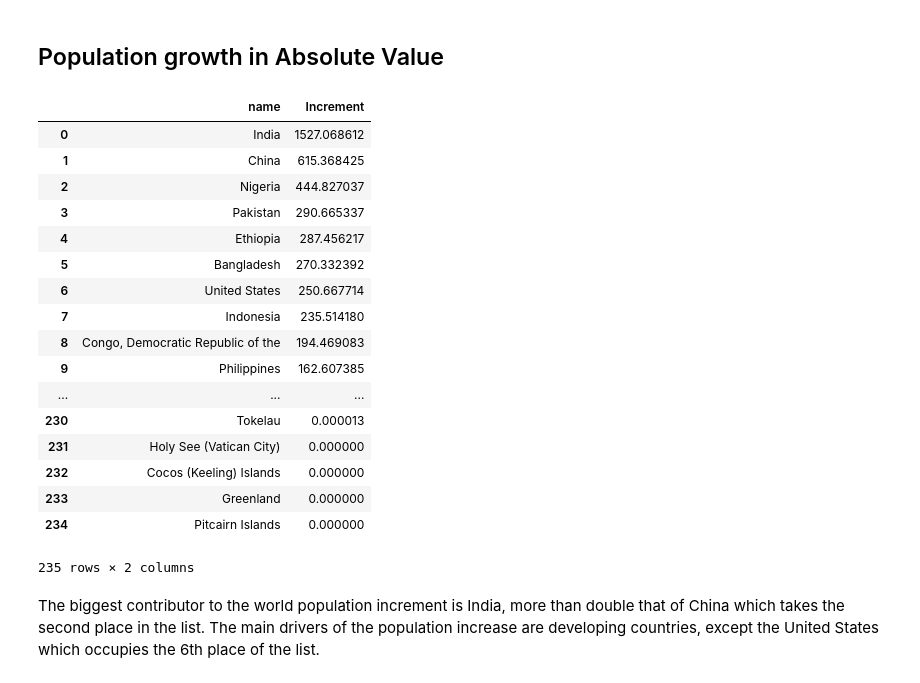
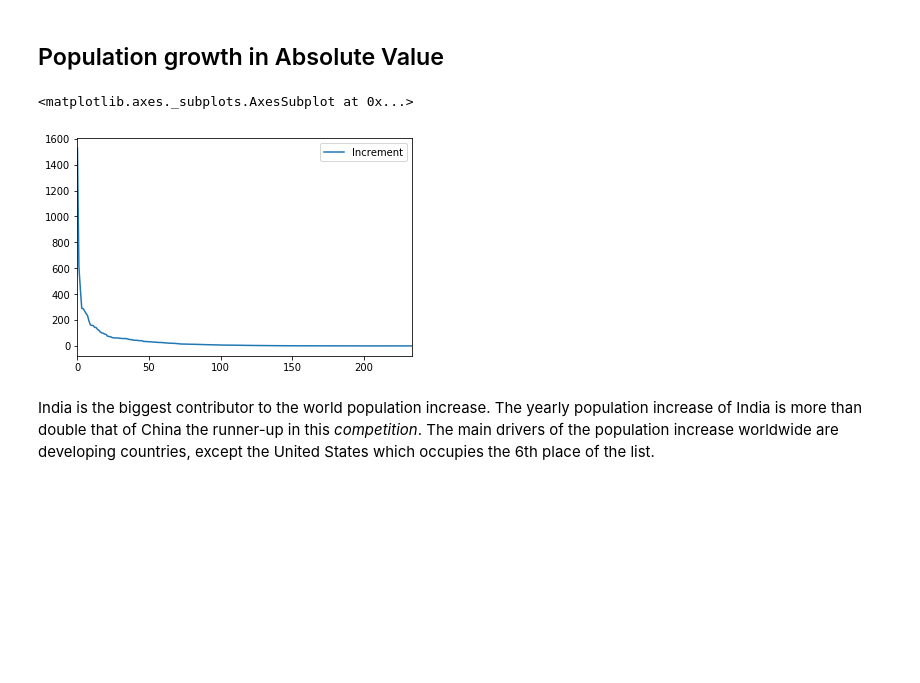
Before and after one commit to mingyyy/dataquest_projects, a Jupyter notebook: DQ_CIA.ipynb, the cells around one changed output. Saved outputs shown, nothing was run; the diff lists cells and outputs as text; code cells hidden in the pictures; blank space fills up the shorter version.

```diff
--- a/DQ_CIA.ipynb
+++ b/DQ_CIA.ipynb
@@ -125,29 +125,13 @@ Out of the top four countries/areas with the highest population density, three o
 # %%
 q ="""
     SELECT name, population * population_growth/100/10000 as Increment
     FROM facts
-    WHERE Increment <> 'NaN' AND name<>'World'
+    WHERE Increment <> 'NaN' AND name <> 'World'
     ORDER BY Increment DESC;
 """
-pd.read_sql_query(q, conn)
+pd.read_sql_query(q, conn).plot()
 # %% [output]
-|  | name | Increment |
-| 0 | India | 1527.068612 |
-| 1 | China | 615.368425 |
-| 2 | Nigeria | 444.827037 |
-| 3 | Pakistan | 290.665337 |
-| 4 | Ethiopia | 287.456217 |
-| 5 | Bangladesh | 270.332392 |
-| 6 | United States | 250.667714 |
-| 7 | Indonesia | 235.514180 |
-| 8 | Congo, Democratic Republic of the | 194.469083 |
-| 9 | Philippines | 162.607385 |
-| ... | ... | ... |
-| 230 | Tokelau | 0.000013 |
-| 231 | Holy See (Vatican City) | 0.000000 |
-| 232 | Cocos (Keeling) Islands | 0.000000 |
-| 233 | Greenland | 0.000000 |
-| 234 | Pitcairn Islands | 0.000000 |
-235 rows × 2 columns
+<matplotlib.axes._subplots.AxesSubplot at 0x...>
+[figure, added]
 # %% [markdown]
-The biggest contributor to the world population increment is India, more than double that of China which takes the second place in the list. The main drivers of the population increase are developing countries, except the United States which occupies the 6th place of the list.
+India is the biggest contributor to the world population increase. The yearly population increase of India is more than double that of China the runner-up in this *competition*. The main drivers of the population increase worldwide are developing countries, except the United States which occupies the 6th place of the list.
```
Also changed, not shown: parts of 7 cells of this notebook.
